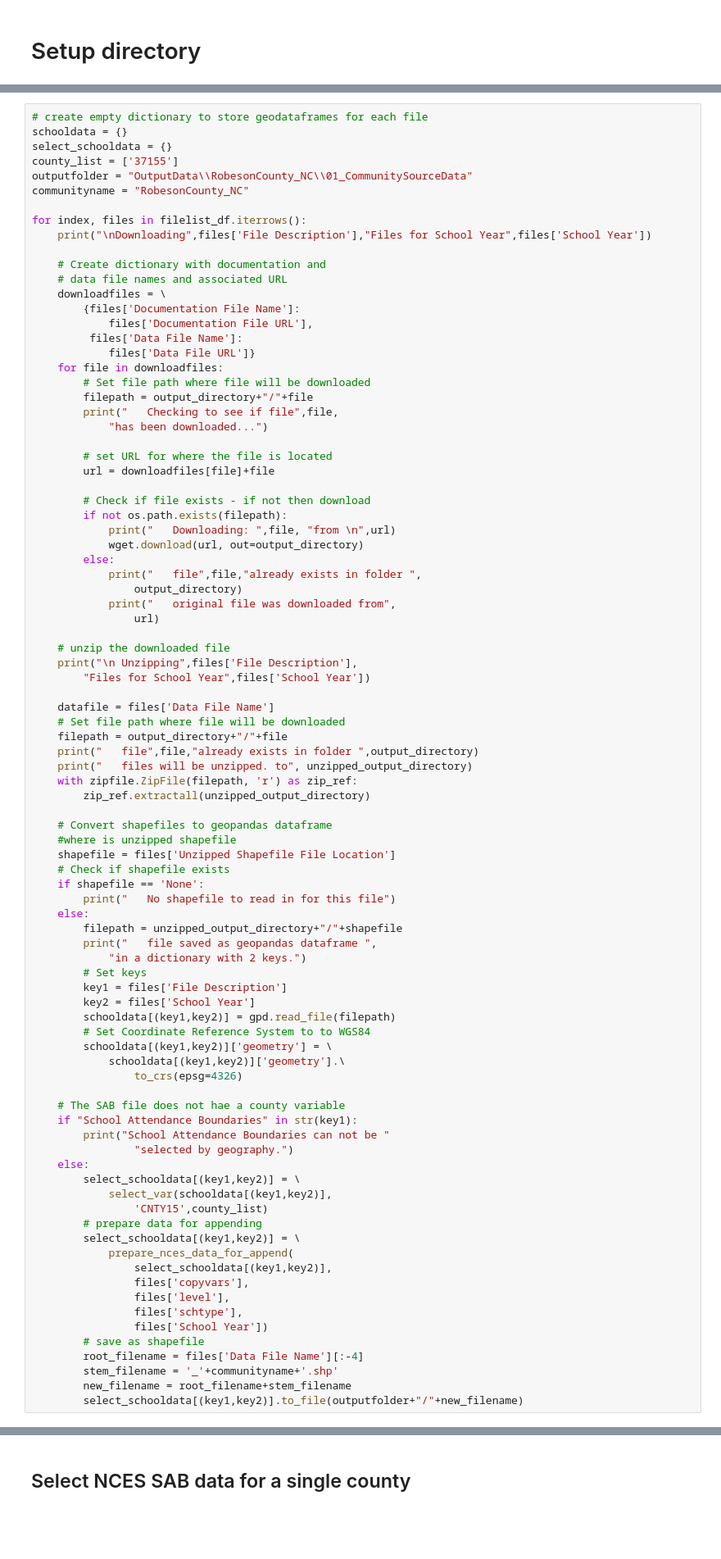
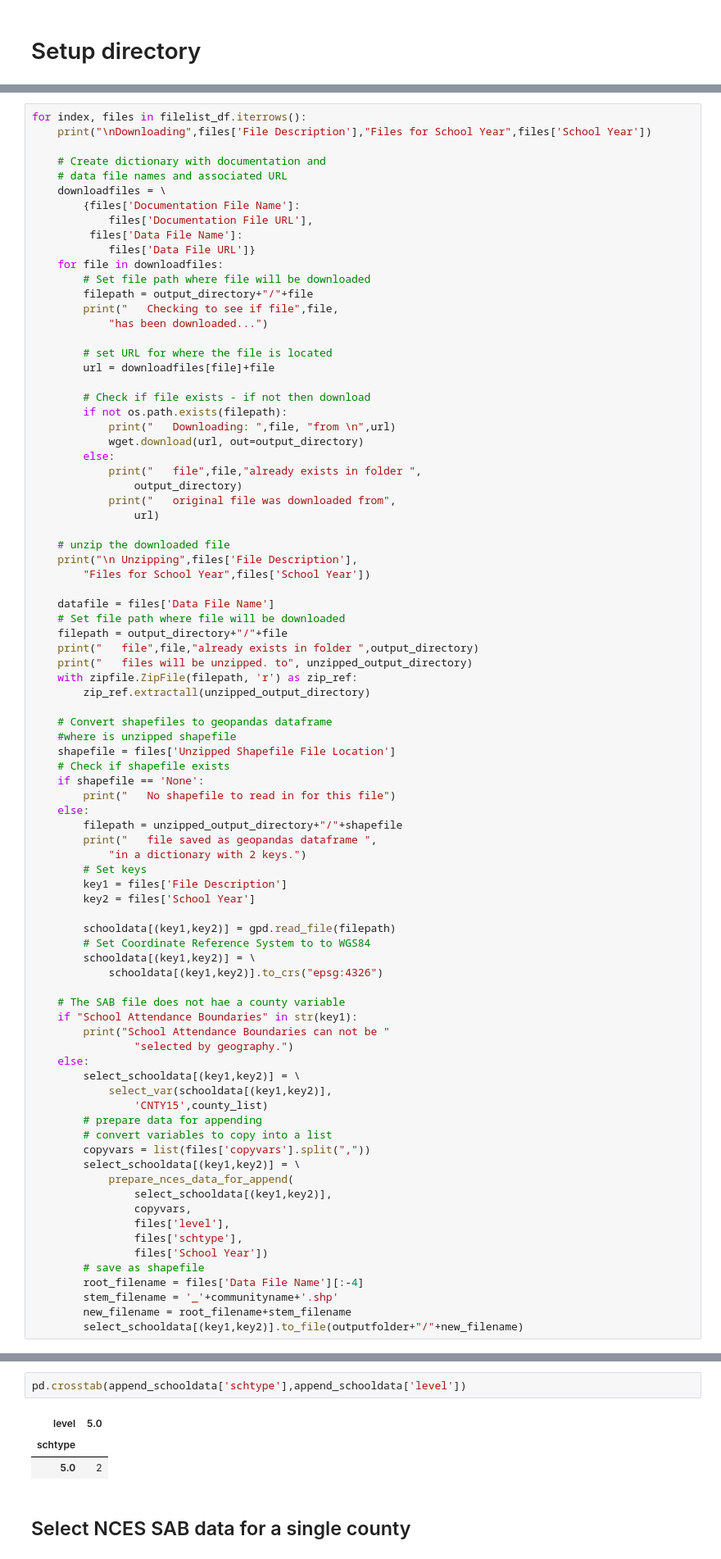
Before and after one commit to npr99/intersect-community-data, a Jupyter notebook: ncoda_07ev1_run_SREC_workflow.ipynb, the cells around one changed output, grey strips where cells are left out. Shown at 82% size. Drawn from its saved outputs; the diff is of its cells as text; blank space fills up the shorter version.

```diff
--- a/ncoda_07ev1_run_SREC_workflow.ipynb
+++ b/ncoda_07ev1_run_SREC_workflow.ipynb
@@ -257,11 +280,4 @@ and documentation for each file.
 # %%
-# create empty dictionary to store geodataframes for each file
-schooldata = {}
-select_schooldata = {}
-county_list = ['37155']
-outputfolder = "OutputData\\RobesonCounty_NC\\01_CommunitySourceData"
-communityname = "RobesonCounty_NC"
-
 for index, files in filelist_df.iterrows():
     print("\nDownloading",files['File Description'],"Files for School Year",files['School Year'])
 
@@ -316,11 +332,11 @@ for index, files in filelist_df.iterrows():
         # Set keys
         key1 = files['File Description']
         key2 = files['School Year']
+
         schooldata[(key1,key2)] = gpd.read_file(filepath)
         # Set Coordinate Reference System to to WGS84
-        schooldata[(key1,key2)]['geometry'] = \
-            schooldata[(key1,key2)]['geometry'].\
-                to_crs(epsg=4326)
+        schooldata[(key1,key2)] = \
+            schooldata[(key1,key2)].to_crs("epsg:4326")
 
     # The SAB file does not hae a county variable
     if "School Attendance Boundaries" in str(key1):
@@ -331,10 +347,12 @@ for index, files in filelist_df.iterrows():
             select_var(schooldata[(key1,key2)],
                 'CNTY15',county_list)
         # prepare data for appending
+        # convert variables to copy into a list
+        copyvars = list(files['copyvars'].split(","))
         select_schooldata[(key1,key2)] = \
             prepare_nces_data_for_append(
                 select_schooldata[(key1,key2)],
-                files['copyvars'],
+                copyvars,
                 files['level'],
                 files['schtype'],
                 files['School Year'])
@@ -371,3 +390,9 @@ append_schooldata.head()
+# %%
+pd.crosstab(append_schooldata['schtype'],append_schooldata['level'])
+# %% [output]
+| level | 5.0 |
+| schtype |  |
+| 5.0 | 2 |
 # %% [markdown]
 ## Select NCES SAB data for a single county
 # %%
```
Also changed, not shown: parts of 13 cells of this notebook, 1 other file.
